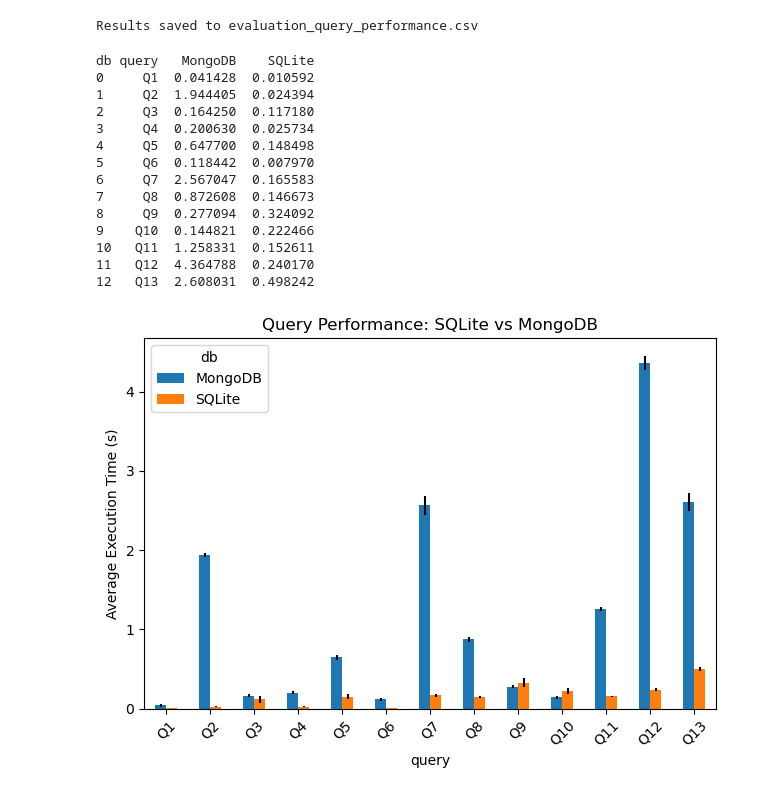
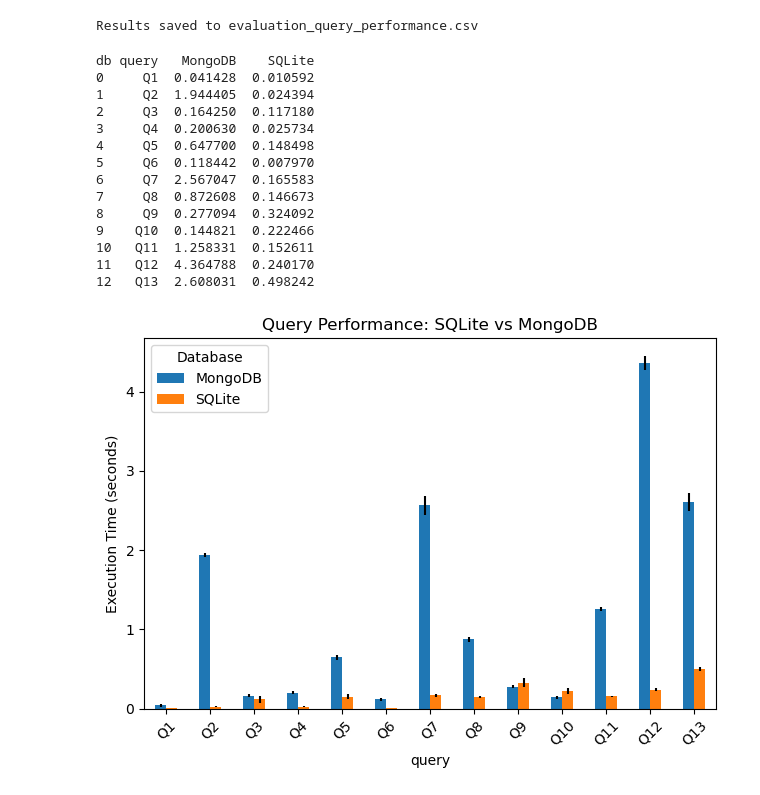
Before and after one commit to MaciejSzwedowicz/Maciej_Sz_BEP, a Jupyter notebook: notebooks/performance_evaluation copy.ipynb, the cells around one changed output. Cells and saved outputs as stored; diff of their text form; code cells hidden in the pictures.

```diff
--- a/notebooks/performance_evaluation copy.ipynb
+++ b/notebooks/performance_evaluation copy.ipynb
@@ -796,37 +796,38 @@ df = pd.DataFrame(results)
 pivot = df.pivot(index="query", columns="db", values="mean_time")
 # Reset index to make 'query' a column instead of an index
 pivot = pivot.reset_index()
 # Extract query number from string like "Q1", "Q10", etc.
 pivot["query_num"] = pivot["query"].str.extract(r"Q(\d+)").astype(int)
 
 # Sort by query number
 pivot_sorted = pivot.sort_values("query_num").reset_index(drop=True)
 pivot_sorted = pivot_sorted.drop(columns=["query_num"])
 print(pivot_sorted)
 
 # Use pivot_sorted for plotting to maintain the correct query order
-pivot_sorted.set_index('query').plot(kind="bar", yerr=df.pivot(index="query", columns="db", values="std_time"))
-plt.ylabel("Average Execution Time (s)")
-plt.title("Query Performance: SQLite vs MongoDB")
+ax = pivot_sorted.set_index('query').plot(kind="bar", yerr=df.pivot(index="query", columns="db", values="std_time"))
+ax.set_ylabel("Execution Time (seconds)")
+ax.set_title("Query Performance: SQLite vs MongoDB")
+ax.legend(title="Database", loc="upper left")
 plt.xticks(rotation=45)
 plt.tight_layout()
 plt.show()
 # %% [output]
 db query   MongoDB    SQLite
 0     Q1  0.041428  0.010592
 1     Q2  1.944405  0.024394
 2     Q3  0.164250  0.117180
 3     Q4  0.200630  0.025734
 4     Q5  0.647700  0.148498
 5     Q6  0.118442  0.007970
 6     Q7  2.567047  0.165583
 7     Q8  0.872608  0.146673
 8     Q9  0.277094  0.324092
 9    Q10  0.144821  0.222466
 10   Q11  1.258331  0.152611
 11   Q12  4.364788  0.240170
 12   Q13  2.608031  0.498242
-[figure, old version]
+[figure, new version]
 # %%
 # Reload the summary dataframe to add a numeric index
 df = pd.read_csv("../reports\evaluation_results\query_performance_update.csv")
```
Also changed, not shown: parts of 2 cells of this notebook, 2 other files.
